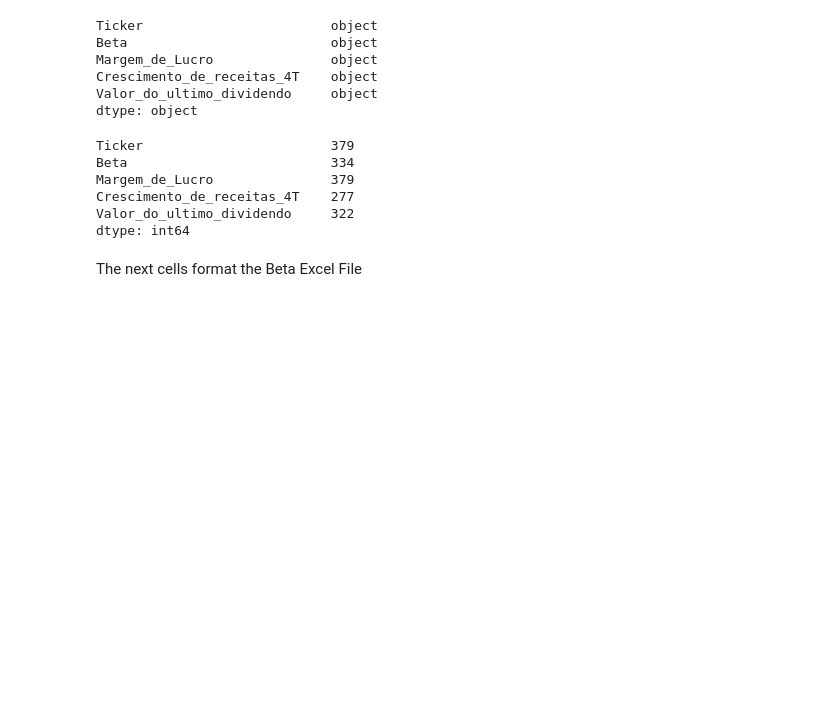
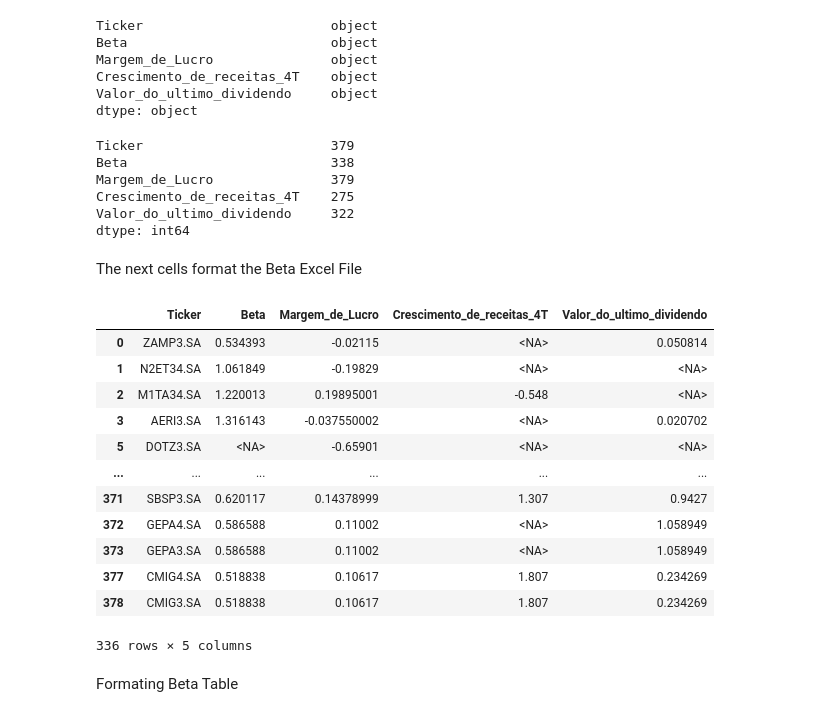
Before and after one commit to andrew3690/F-A_root_project, a Jupyter notebook: notebooks/Data_Formating.ipynb, the cells around one changed output. Drawn from its saved outputs; the diff is of its cells as text; code cells hidden in the pictures; blank space fills up the shorter version.

```diff
--- a/notebooks/Data_Formating.ipynb
+++ b/notebooks/Data_Formating.ipynb
@@ -166,7 +192,7 @@ Crescimento_de_receitas_4T    object
 Valor_do_ultimo_dividendo     object
 dtype: object
 # %%
-stat = stat.astype({'Ticker':'string',
+stat = key_stats.astype({'Ticker':'string',
                     'Beta': 'string',
                     'Margem_de_Lucro':'string',
                     'Valor_do_ultimo_dividendo':'string',
@@ -178,17 +204,35 @@ stat.replace('<NA>',0)
 print(stat.count())
 # %% [output]
 Ticker                        379
-Beta                          334
+Beta                          338
 Margem_de_Lucro               379
-Crescimento_de_receitas_4T    277
+Crescimento_de_receitas_4T    275
 Valor_do_ultimo_dividendo     322
 dtype: int64
 # %% [markdown]
 The next cells format the Beta Excel File
 # %%
-tickers = list(stocks['Ticker'])
+tickers = list(stat['Ticker'])
 for i in tickers:
   stat = stat[~stat['Beta'].isin(["Quote not found for ticker symbol: %s"%i,"No fundamentals data found for any of the summaryTypes=financialData"])]
+# %%
+stat
+# %% [output]
+|  | Ticker | Beta | Margem_de_Lucro | Crescimento_de_receitas_4T | Valor_do_ultimo_dividendo |
+| 0 | ZAMP3.SA | 0.534393 | -0.02115 | <NA> | 0.050814 |
+| 1 | N2ET34.SA | 1.061849 | -0.19829 | <NA> | <NA> |
+| 2 | M1TA34.SA | 1.220013 | 0.19895001 | -0.548 | <NA> |
+| 3 | AERI3.SA | 1.316143 | -0.037550002 | <NA> | 0.020702 |
+| 5 | DOTZ3.SA | <NA> | -0.65901 | <NA> | <NA> |
+| ... | ... | ... | ... | ... | ... |
+| 371 | SBSP3.SA | 0.620117 | 0.14378999 | 1.307 | 0.9427 |
+| 372 | GEPA4.SA | 0.586588 | 0.11002 | <NA> | 1.058949 |
+| 373 | GEPA3.SA | 0.586588 | 0.11002 | <NA> | 1.058949 |
+| 377 | CMIG4.SA | 0.518838 | 0.10617 | 1.807 | 0.234269 |
+| 378 | CMIG3.SA | 0.518838 | 0.10617 | 1.807 | 0.234269 |
+336 rows × 5 columns
+# %% [markdown]
+Formating Beta Table
 # %%
 beta.rename(columns= {'NetDebt':'Divida_Liquida','symbol':'Ticker'},inplace=True)
 beta.set_index('Ticker')
```
Also changed, not shown: parts of 16 cells of this notebook, 24 other files.
